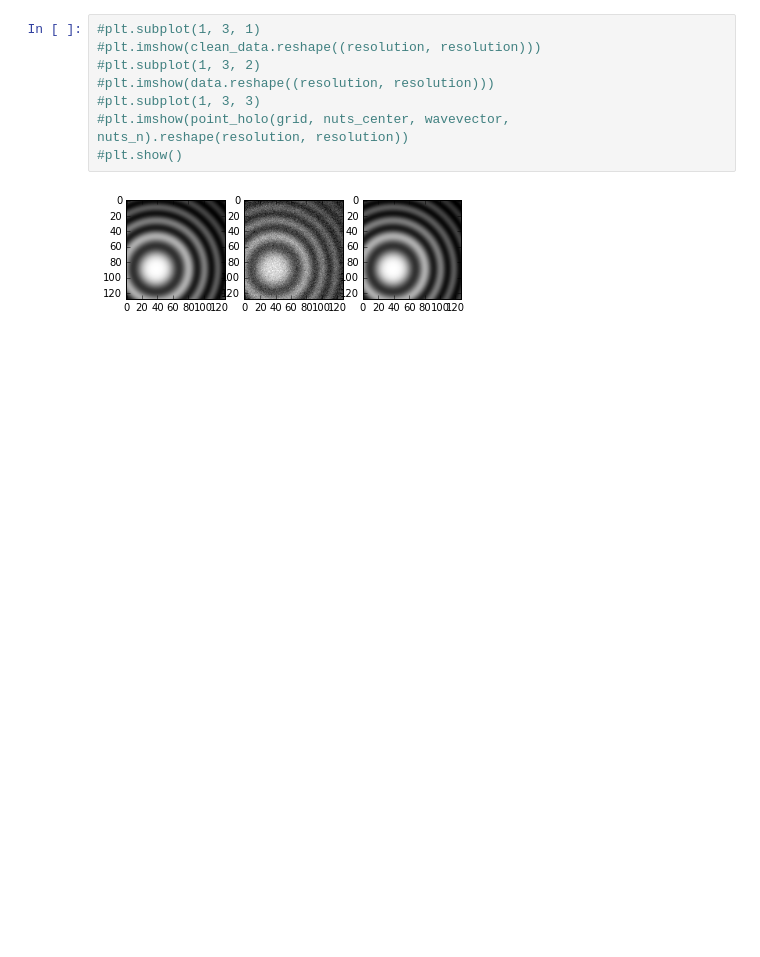
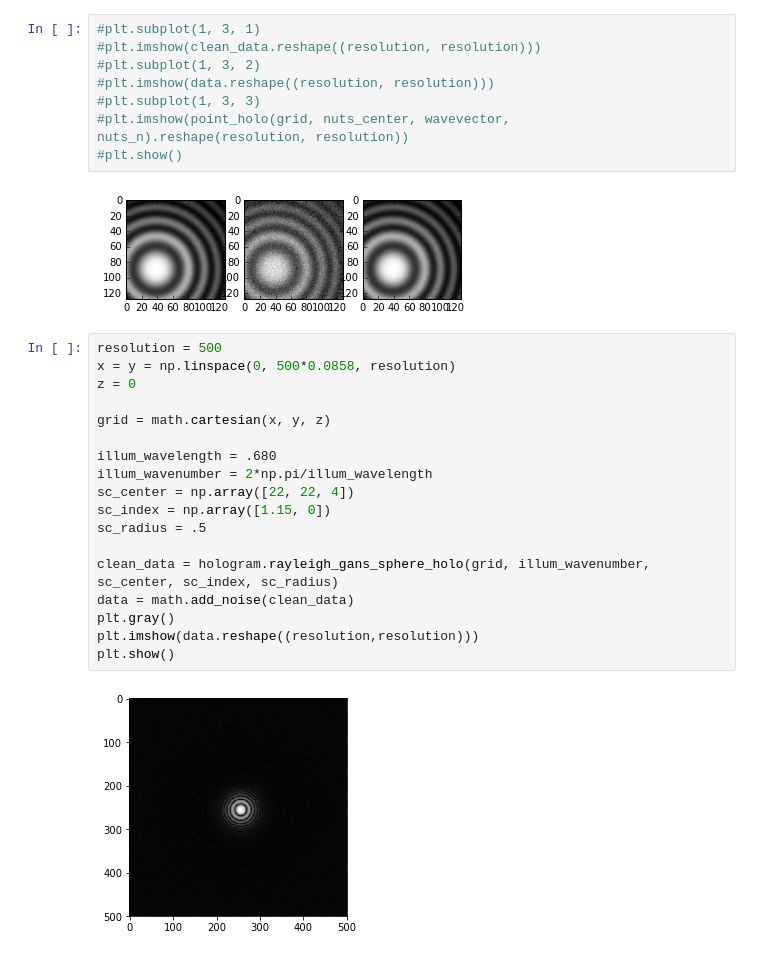
Before and after one commit to ralex0/holoinfer, a Jupyter notebook: inference.ipynb, the cells around one changed output. Drawn from its saved outputs; the diff is of its cells as text; blank space fills up the shorter version.

Commit message:
Working on Inference for Rayliegh-Gans sphere
Added a Rayleigh-Gans sphere model to infererence notebook, but haven't gotten a complete inference calculation done yet.

```diff
--- a/inference.ipynb
+++ b/inference.ipynb
@@ -85,3 +95,23 @@ Below is the original hologram, the hologram with noise added (raw data), and a
 #plt.show()
 # %% [output]
 [figure]
+# %%
+resolution = 500
+x = y = np.linspace(0, 500*0.0858, resolution)
+z = 0
+
+grid = math.cartesian(x, y, z)
+
+illum_wavelength = .680
+illum_wavenumber = 2*np.pi/illum_wavelength
+sc_center = np.array([22, 22, 4])
+sc_index = np.array([1.15, 0])
+sc_radius = .5
+
+clean_data = hologram.rayleigh_gans_sphere_holo(grid, illum_wavenumber, sc_center, sc_index, sc_radius)
+data = math.add_noise(clean_data)
+plt.gray()
+plt.imshow(data.reshape((resolution,resolution)))
+plt.show()
+# %% [output]
+[figure, added]
```
Also changed, not shown: parts of 2 cells of this notebook.
